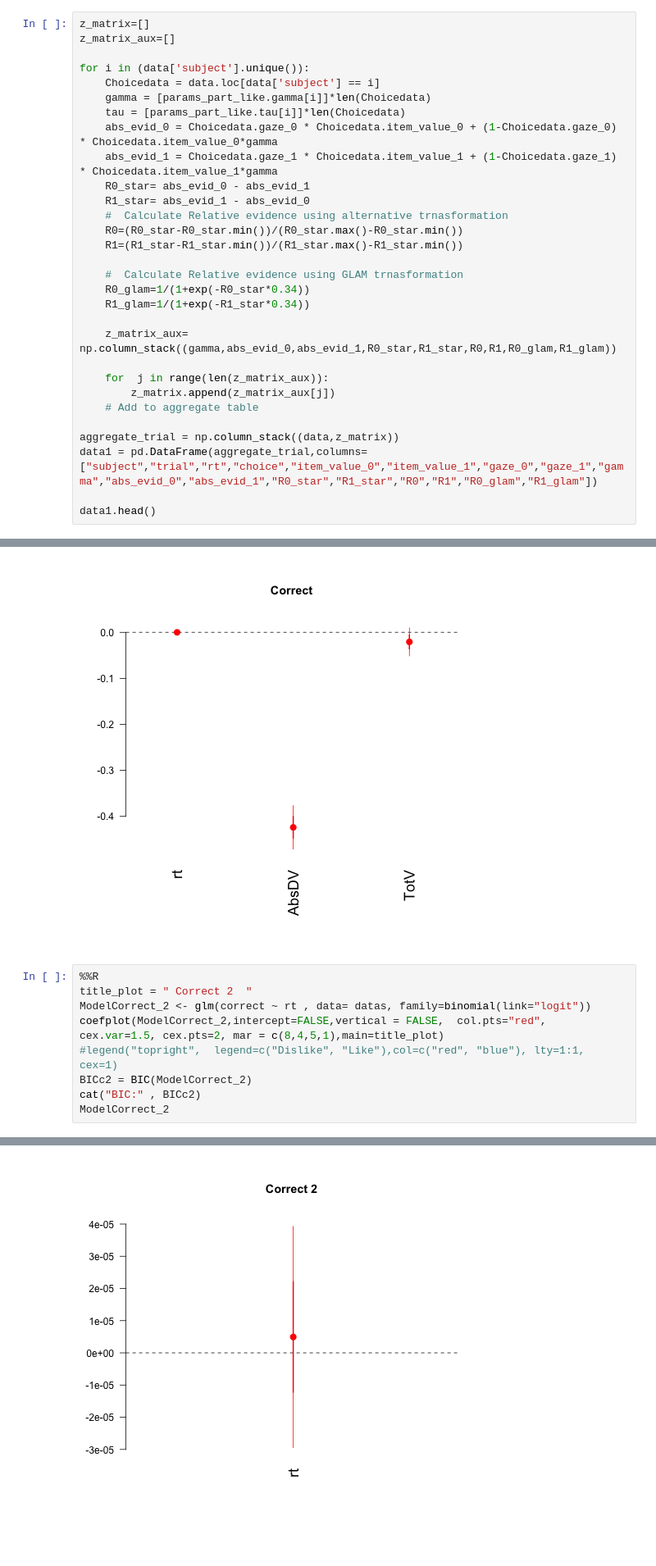
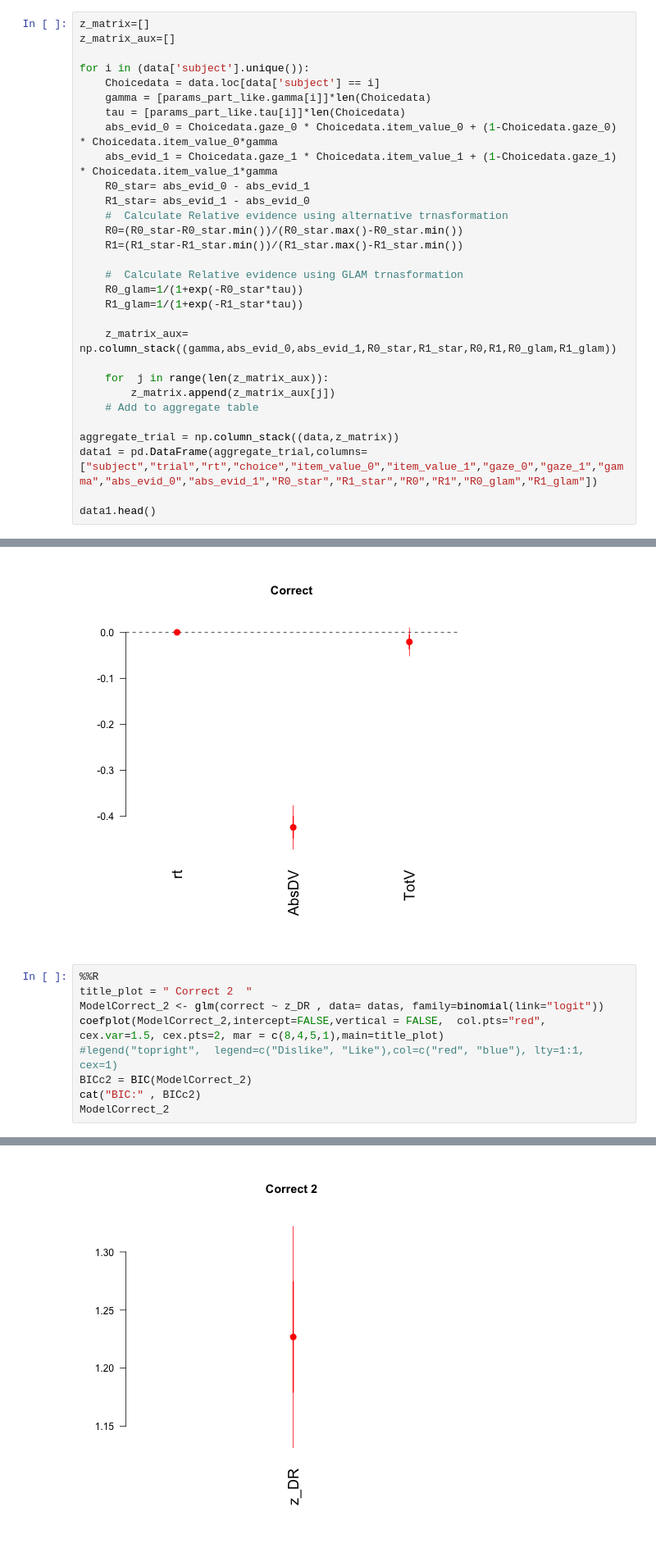
Before and after one commit to pradysepulveda/glamDDM_FF2018, a Jupyter notebook: MariusEnquiry.ipynb, the cells around one changed output, grey strips where cells are left out. Shown at 82% size. Saved outputs shown, nothing was run; the diff lists cells and outputs as text.

```diff
--- a/MariusEnquiry.ipynb
+++ b/MariusEnquiry.ipynb
@@ -151,8 +153,8 @@ for i in (data['subject'].unique()):
     R1=(R1_star-R1_star.min())/(R1_star.max()-R1_star.min())
 
     #  Calculate Relative evidence using GLAM trnasformation
-    R0_glam=1/(1+exp(-R0_star*0.34))
-    R1_glam=1/(1+exp(-R1_star*0.34))
+    R0_glam=1/(1+exp(-R0_star*tau))
+    R1_glam=1/(1+exp(-R1_star*tau))
 
     z_matrix_aux= np.column_stack((gamma,abs_evid_0,abs_evid_1,R0_star,R1_star,R0,R1,R0_glam,R1_glam))
 
@@ -375,7 +466,7 @@ Residual Deviance: 4897         AIC: 4905
 # %%
 %%R
 title_plot = " Correct 2  "
-ModelCorrect_2 <- glm(correct ~ rt , data= datas, family=binomial(link="logit"))
+ModelCorrect_2 <- glm(correct ~ z_DR , data= datas, family=binomial(link="logit"))
 coefplot(ModelCorrect_2,intercept=FALSE,vertical = FALSE,  col.pts="red", cex.var=1.5, cex.pts=2, mar = c(8,4,5,1),main=title_plot)
 #legend("topright",  legend=c("Dislike", "Like"),col=c("red", "blue"), lty=1:1, cex=1)
 BICc2 = BIC(ModelCorrect_2)
@@ -396,4 +487,4 @@ Residual Deviance: 5260         AIC: 5264
-[figure, old version]
+[figure, new version]
 # %%
 #  x_variable = 'correct'
 #  x_varlabel = 'Correct'
```
Also changed, not shown: parts of 22 cells of this notebook, 48 other files.
